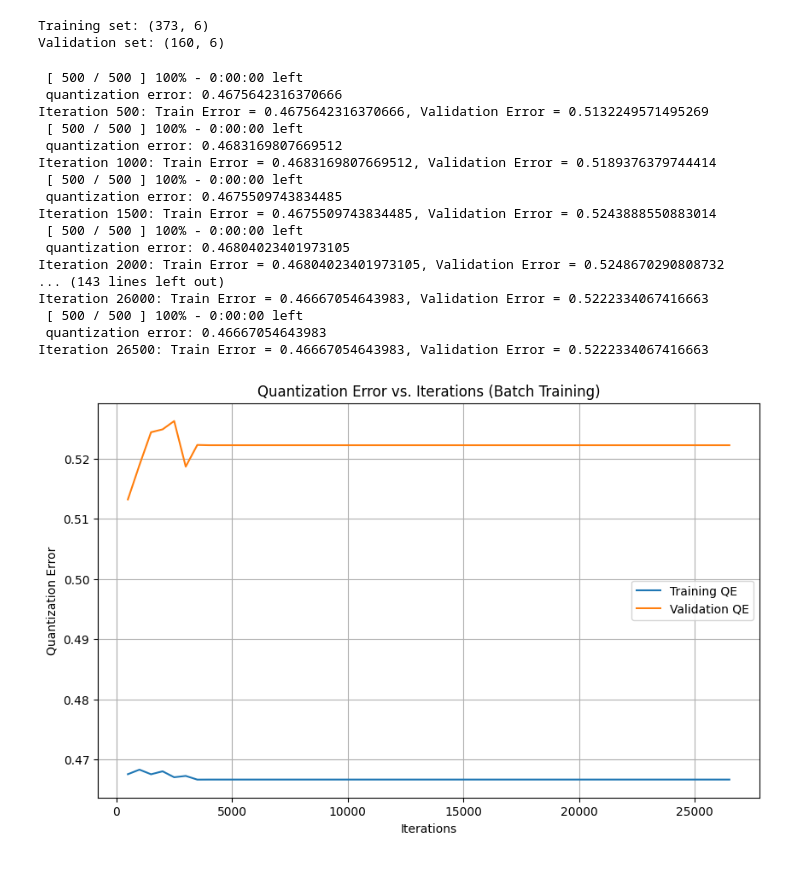
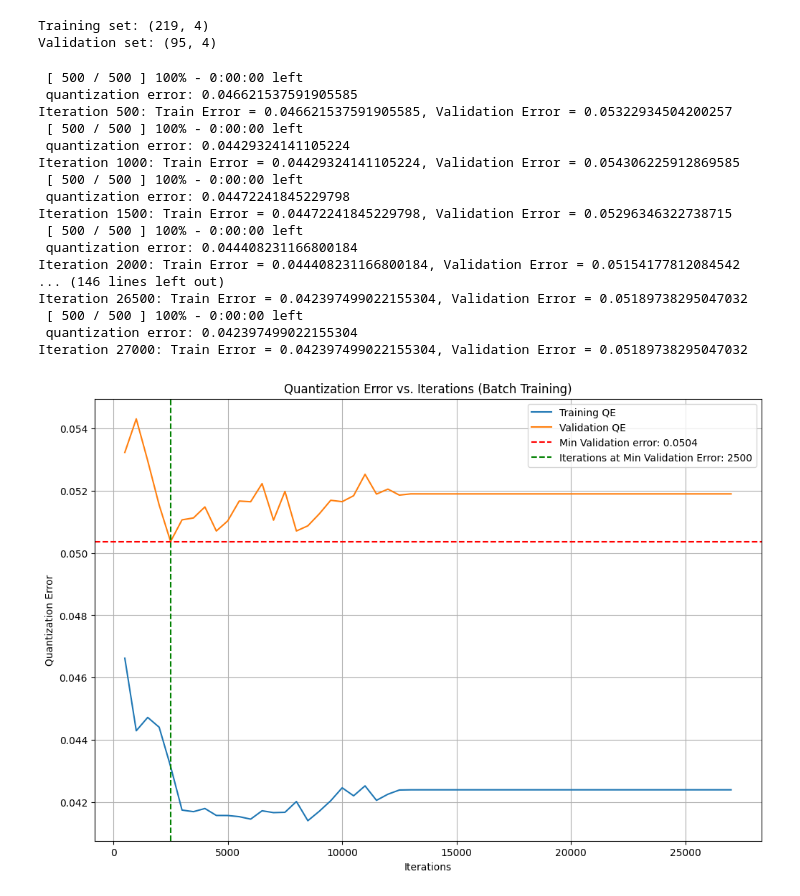
Before and after one commit to AmonTonui/Final_Year_Project, a Jupyter notebook: Iterations_Tuning.ipynb, the cells around one changed output. Cells and saved outputs as stored; diff of their text form; code cells hidden in the pictures.

```diff
--- a/Iterations_Tuning.ipynb
+++ b/Iterations_Tuning.ipynb
@@ -28,29 +35,34 @@ import numpy as np
 from sklearn.model_selection import train_test_split
 
 
-data = pd.read_csv("educationnormalized_with_winners.csv")
+data = pd.read_csv("peopleperroomnormalized_with_winners_cleaned2024.csv")
+# data = data.drop(columns=['Aged 15 years and under'])
 
+
+filtered_data = data[data['Winning Party'].isin(['Labour', 'Conservative'])]
 
 party_colors = {
     'Conservative': (0, 0, 1),    # Blue
     'Labour': (1, 0, 0),          # Red
-    'Liberal Democrat': (1, 0.65, 0),  # Orange
-    'Green': (0, 0.5, 0),         # Dark Green
-    'The Brexit Party': (0.8, 0.4, 0), #light blue
+    # 'Liberal Democrat': (1, 0.65, 0),  # Orange
+    # 'Green': (0, 0.5, 0),         # Dark Green
+    # 'The Brexit Party': (0.8, 0.4, 0), #light blue
+    #  'Reform UK': (0, 0, 0.5), # Dark Blue
+
 
 }
 
 
 #Data with Labels that I will use to map the result clusters
 labeling_columns = ['Westminster Parliamentary constituencies', 'Winning Party', 'Winning Vote Share']
-features = data.drop(columns=labeling_columns)
+features = filtered_data.drop(columns=labeling_columns)
 
 #Feature Scaling
-# scaler = MinMaxScaler()
-# normalized_features = scaler.fit_transform(data[features])
+scaler = MinMaxScaler()
+normalized_features = scaler.fit_transform(features)
 
-robust_scaler = RobustScaler()
-normalized_features = robust_scaler.fit_transform(features)
+# robust_scaler = RobustScaler()
+# normalized_features = robust_scaler.fit_transform(features)
 
 
 #Spliting the data in to training, validation and test
@@ -68,13 +80,13 @@ print(f"Validation set: {validation_data.shape}")
 
 # print(normalized_df.head())
 # %% [output]
-Training set: (373, 6)
-Validation set: (160, 6)
+Training set: (219, 4)
+Validation set: (95, 4)
 # %%
 n_neurons = int(np.sqrt(5 * np.sqrt(train_data.shape[0])))
 m_neurons = n_neurons
 
-som = MiniSom(n_neurons, m_neurons, train_data.shape[1], sigma=1.5, learning_rate=0.5,
+som = MiniSom(n_neurons, m_neurons, train_data.shape[1], sigma=1.07555, learning_rate=0.436,
               neighborhood_function='gaussian', random_seed=0, topology='rectangular')
 
 som.random_weights_init(train_data)
@@ -84,50 +96,53 @@ train_errors = []
 validation_errors = []
 
 
 # Define range of iterations
-max_iterations = 26650
-batch_size = 500
-num_batches = max_iterations // batch_size
+max_iterations = 26650 #started with 266500 which is approximately 50 epochs and is the rule of thumb for mid-sized datasets. However, the Qe plateaued by 10,000 iterations which is 20 epochs
+batch_size = 500 # Check the Qe after every 500 iterations
+# num_batches = max_iterations // batch_size # Total number of batches
 
-for i in range(1, num_batches+1):
+for iterations in range(0, max_iterations, batch_size):
 
   som.train(train_data, num_iteration=batch_size, verbose=True)
 
 
   train_error = som.quantization_error(train_data)
   validation_error = som.quantization_error(validation_data)
   train_errors.append(train_error)
   validation_errors.append(validation_error)
-  print(f"Iteration {i*batch_size}: Train Error = {train_error}, Validation Error = {validation_error}")
+  print(f"Iteration {iterations+batch_size}: Train Error = {train_error}, Validation Error = {validation_error}")
 
 
 
-iterations = range(batch_size, max_iterations + 1, batch_size)
-plt.figure(figsize=(10, 6))
+iterations = np.arange(batch_size, max_iterations + batch_size, batch_size)
+plt.figure(figsize=(12, 8))
 plt.plot(iterations, train_errors, label='Training QE')
 plt.plot(iterations, validation_errors, label='Validation QE')
 plt.xlabel('Iterations')
 plt.ylabel('Quantization Error')
+plt.axhline(y=min(validation_errors), color='red', linestyle='--', label=f"Min Validation error: {min(validation_errors):.4f}")
+plt.axvline(x=iterations[np.argmin(validation_errors)], color='green', linestyle='--', label=f"Iterations at Min Validation Error: {iterations[np.argmin(validation_errors)]}")
+
 plt.title('Quantization Error vs. Iterations (Batch Training)')
 plt.legend()
 plt.grid(True)
 plt.show()
 # %% [output]
  [ 500 / 500 ] 100% - 0:00:00 left
- quantization error: 0.4675642316370666
-Iteration 500: Train Error = 0.4675642316370666, Validation Error = 0.5132249571495269
+ quantization error: 0.046621537591905585
+Iteration 500: Train Error = 0.046621537591905585, Validation Error = 0.05322934504200257
  [ 500 / 500 ] 100% - 0:00:00 left
- quantization error: 0.4683169807669512
-Iteration 1000: Train Error = 0.4683169807669512, Validation Error = 0.5189376379744414
+ quantization error: 0.04429324141105224
+Iteration 1000: Train Error = 0.04429324141105224, Validation Error = 0.054306225912869585
  [ 500 / 500 ] 100% - 0:00:00 left
- quantization error: 0.4675509743834485
-Iteration 1500: Train Error = 0.4675509743834485, Validation Error = 0.5243888550883014
+ quantization error: 0.04472241845229798
+Iteration 1500: Train Error = 0.04472241845229798, Validation Error = 0.05296346322738715
  [ 500 / 500 ] 100% - 0:00:00 left
- quantization error: 0.46804023401973105
-Iteration 2000: Train Error = 0.46804023401973105, Validation Error = 0.5248670290808732
-... (143 lines left out)
-Iteration 26000: Train Error = 0.46667054643983, Validation Error = 0.5222334067416663
+ quantization error: 0.044408231166800184
+Iteration 2000: Train Error = 0.044408231166800184, Validation Error = 0.05154177812084542
+... (146 lines left out)
+Iteration 26500: Train Error = 0.042397499022155304, Validation Error = 0.05189738295047032
  [ 500 / 500 ] 100% - 0:00:00 left
- quantization error: 0.46667054643983
-Iteration 26500: Train Error = 0.46667054643983, Validation Error = 0.5222334067416663
+ quantization error: 0.042397499022155304
+Iteration 27000: Train Error = 0.042397499022155304, Validation Error = 0.05189738295047032
-[figure, old version]
+[figure, new version]
```
Also changed, not shown: parts of 1 cell of this notebook.
